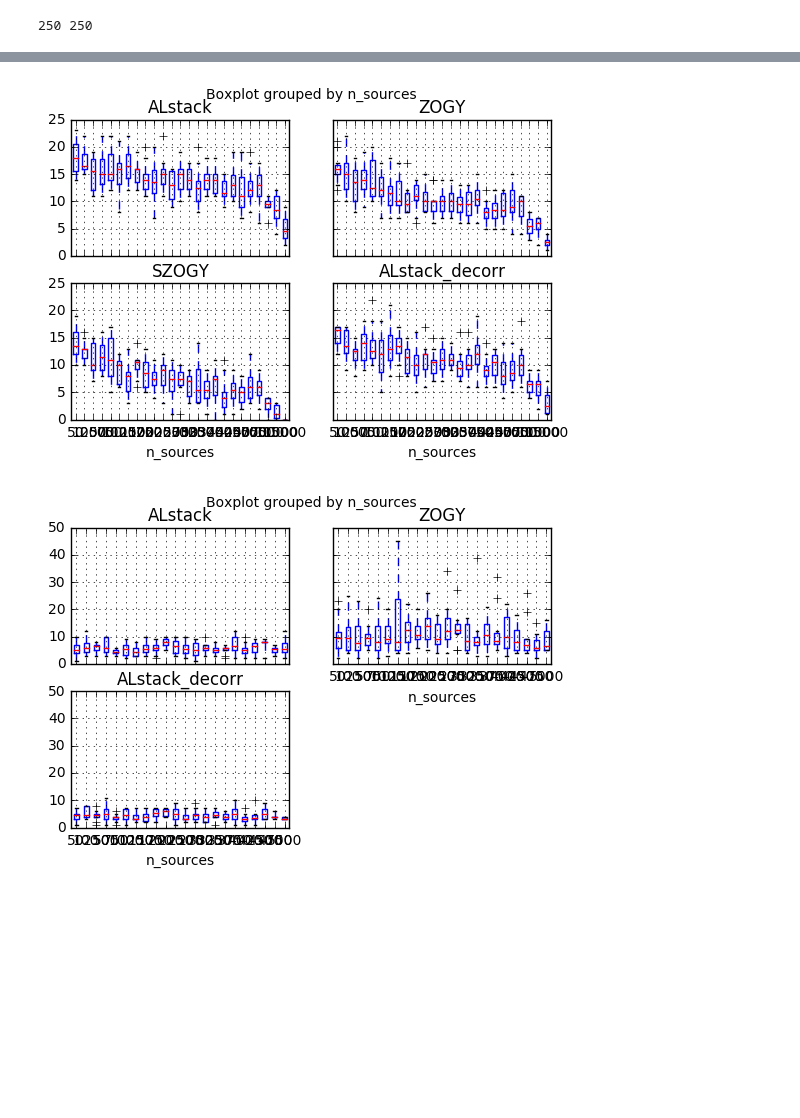
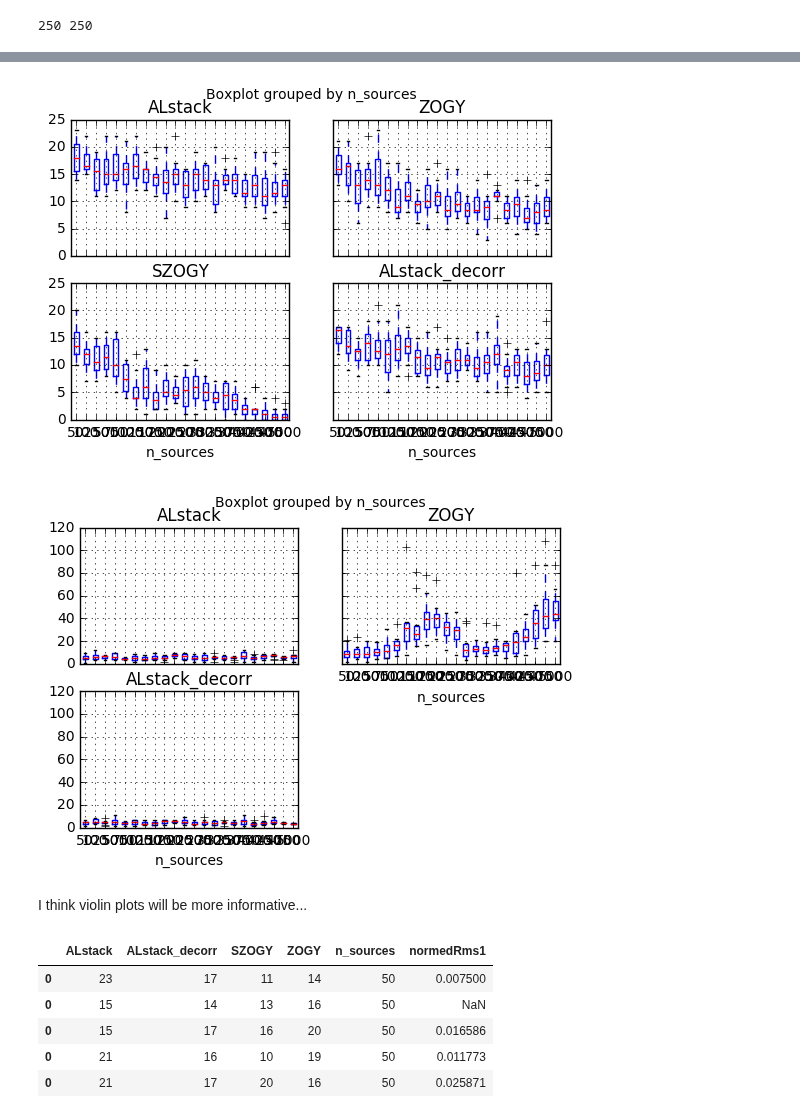
Before and after one commit to lsst-dm/diffimTests, a Jupyter notebook: 32. a. new tests vs static source density and psf measurement.ipynb, the cells around one changed output, grey strips where cells are left out. Cells and saved outputs as stored; diff of their text form; code cells hidden in the pictures; blank space fills up the shorter version.

```diff
--- a/32. a. new tests vs static source density and psf measurement.ipynb
+++ b/32. a. new tests vs static source density and psf measurement.ipynb
@@ -214,11 +221,23 @@ ax.set_ylabel('PSF measurement error (RMS)')
 # %%
 TP1a = pd.concat(TP1, axis=0).drop(['normedRms2'], 1)
+TP1a = TP1a[TP1a.n_sources <= 6000]
 TP1a.boxplot(column=methods, by='n_sources');
 # %% [output]
-[figure, old version]
+[figure, new version]
 # %%
-FP1a = pd.concat(FP1, axis=0).drop(['SZOGY', 'normedRms2'], 1)
-FP1a = FP1a[FP1a.n_sources < 7500]
+FP1a = pd.concat(FP1, axis=0).drop(['SZOGY'], 1)
+FP1a = FP1a[FP1a.n_sources <= 6000]
 FP1a.boxplot(column=['ALstack', 'ZOGY', 'ALstack_decorr'], by='n_sources');
 # %% [output]
-[figure, old version]
+[figure, new version]
+# %% [markdown]
+I think violin plots will be more informative...
+# %%
+TP1a.head()
+# %% [output]
+|  | ALstack | ALstack_decorr | SZOGY | ZOGY | n_sources | normedRms1 |
+| 0 | 23 | 17 | 11 | 14 | 50 | 0.007500 |
+| 0 | 15 | 14 | 13 | 16 | 50 | NaN |
+| 0 | 15 | 17 | 16 | 20 | 50 | 0.016586 |
+| 0 | 21 | 16 | 10 | 19 | 50 | 0.011773 |
+| 0 | 21 | 17 | 20 | 16 | 50 | 0.025871 |
```
Also changed, not shown: parts of 6 cells of this notebook.
